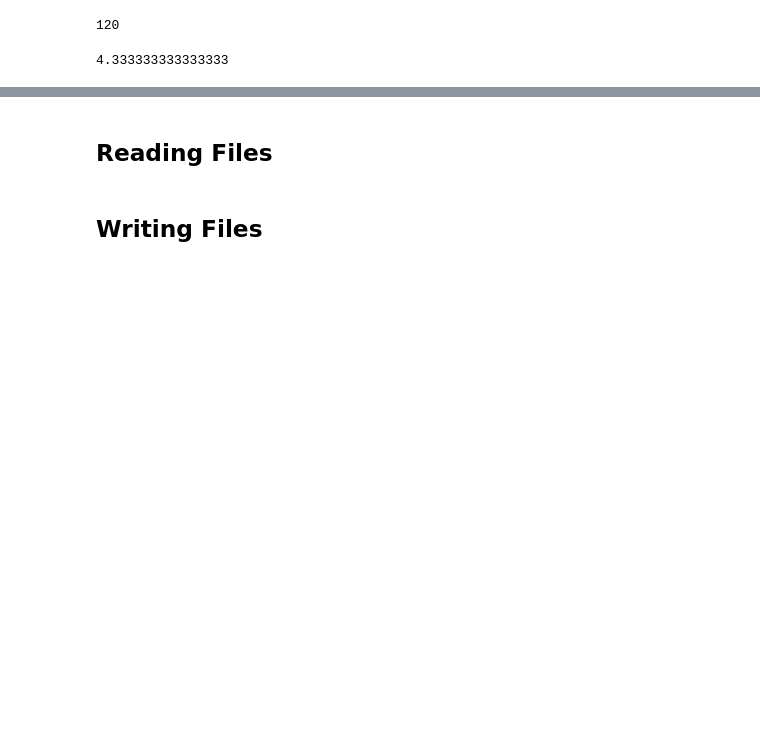
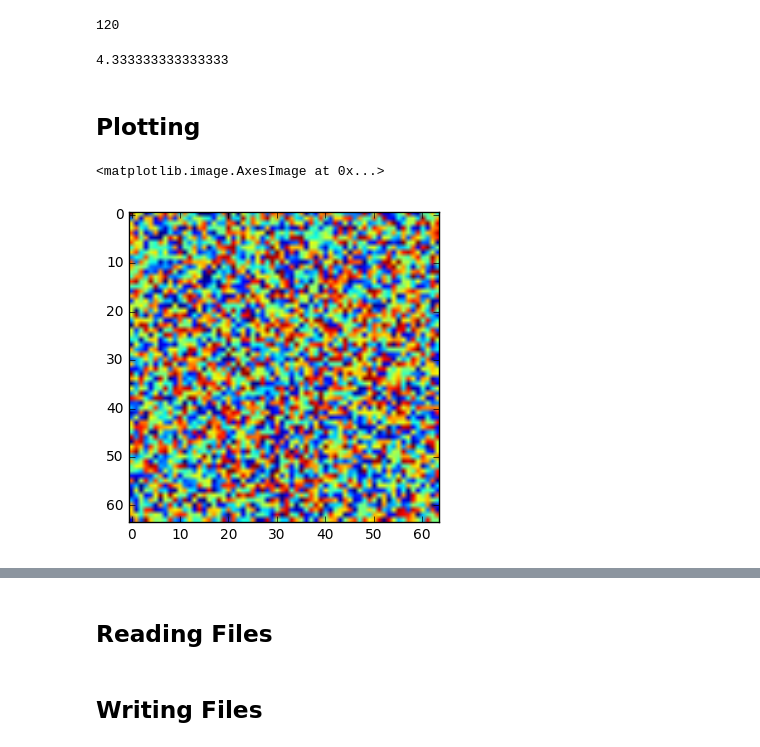
Before and after one commit to woskar/python-for-scientists, a Jupyter notebook: Python for Scientists - Lecture Notes.ipynb, the cells around one changed output, grey strips where cells are left out. Saved outputs shown, nothing was run; the diff lists cells and outputs as text; code cells hidden in the pictures; blank space fills up the shorter version.

```diff
--- a/Python for Scientists - Lecture Notes.ipynb
+++ b/Python for Scientists - Lecture Notes.ipynb
@@ -252,3 +253,16 @@ def mean(l):
 mean(l)
 # %% [output]
 4.333333333333333
+# %% [markdown]
+## Plotting
+# %%
+# Plot two-dimensional arrays with the imshow function
+import numpy as np
+import matplotlib.pyplot as plt
+%matplotlib inline
+
+array = np.random.random((64, 64))
+plt.imshow(array, cmap=plt.cm.jet) # colormaps change the style
+# %% [output]
+<matplotlib.image.AxesImage at 0x...>
+[figure, added]
```
Also changed, not shown: parts of 15 cells of this notebook.
